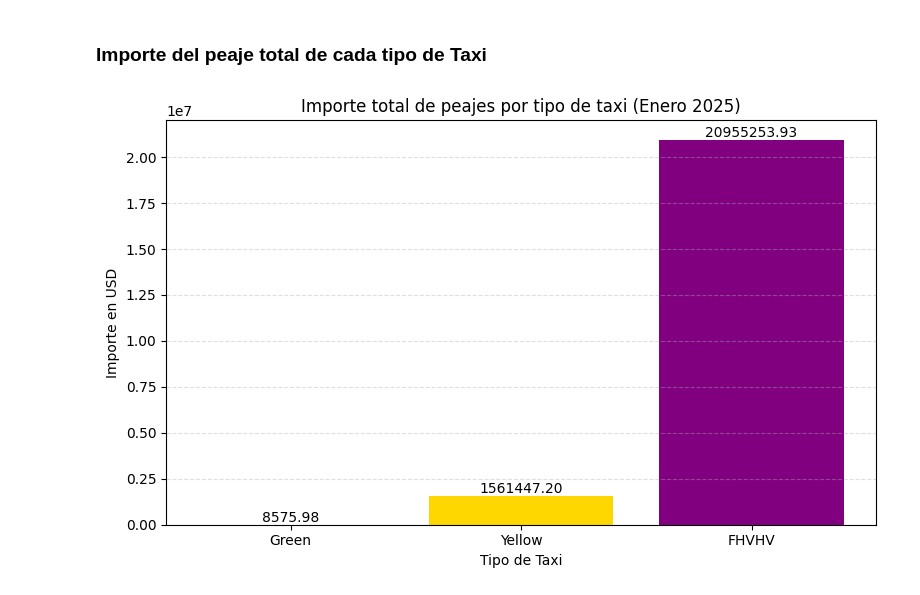
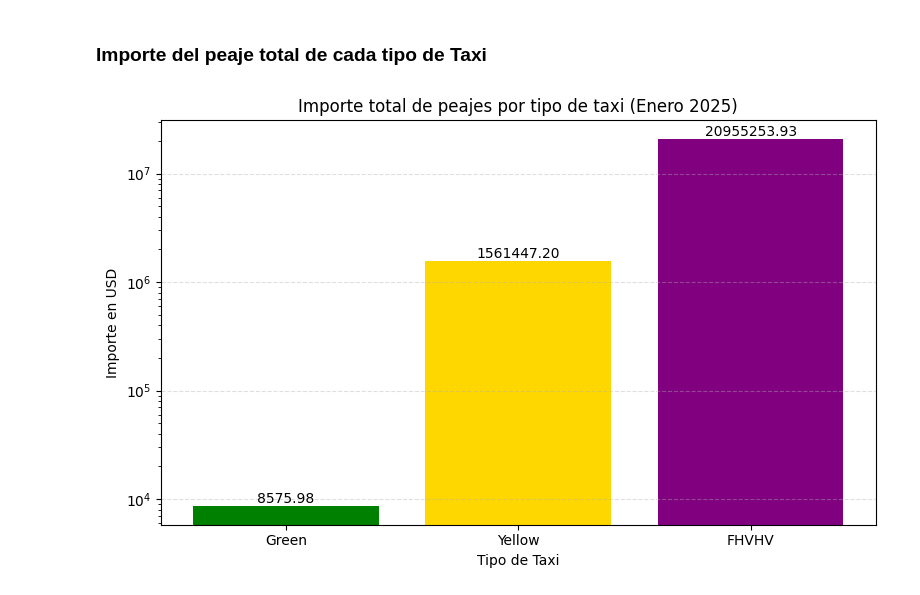
Before and after one commit to Blangis/Pandas-Polars, a Jupyter notebook: pandas.ipynb, the cells around one changed output. Drawn from its saved outputs; the diff is of its cells as text; code cells hidden in the pictures.

```diff
--- a/pandas.ipynb
+++ b/pandas.ipynb
@@ -160,31 +160,32 @@ Yellow taxis reciben más propinas en promedio. Recibieron: 2.96 dólares en pro
 # Green
 green_tolls = green['tolls_amount'].sum()
 
 # Yellow
 yellow_tolls = yellow['tolls_amount'].sum()
 
 # fhvhv
 fhvhv_tolls = fhvhv['tolls'].sum()
 
 # Datos para gráfica
 taxi_types = ['Green', 'Yellow', 'FHVHV']
 total_tolls = [green_tolls, yellow_tolls, fhvhv_tolls]
 
 # Gráfico
 plt.figure(figsize=(8,5))
 bars = plt.bar(taxi_types, total_tolls, color=['green', 'gold', 'purple'])
 
 # Agregar valores arriba de las barras
 for bar in bars:
     height = bar.get_height()
     plt.text(bar.get_x() + bar.get_width()/2, height + 2, f'{height:.2f}',
              ha='center', va='bottom', fontsize=10)
 
 plt.title('Importe total de peajes por tipo de taxi (Enero 2025)')
 plt.ylabel('Importe en USD')
 plt.xlabel('Tipo de Taxi')
 plt.grid(axis='y', linestyle='--', alpha=0.4)
+plt.yscale('log')
 plt.tight_layout()
 plt.show()
 # %% [output]
-[figure, old version]
+[figure, new version]
```
Also changed, not shown: 1 other file.
